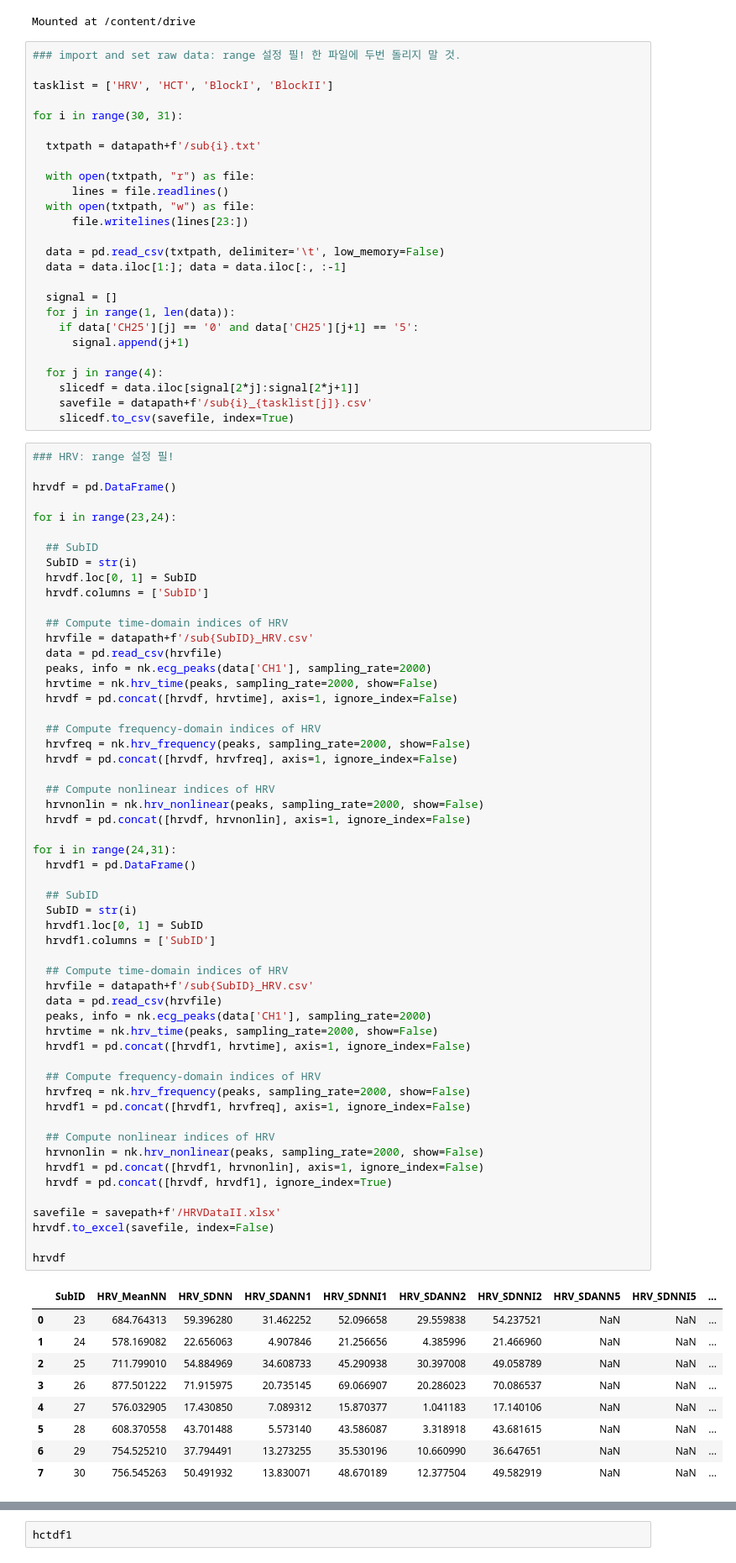
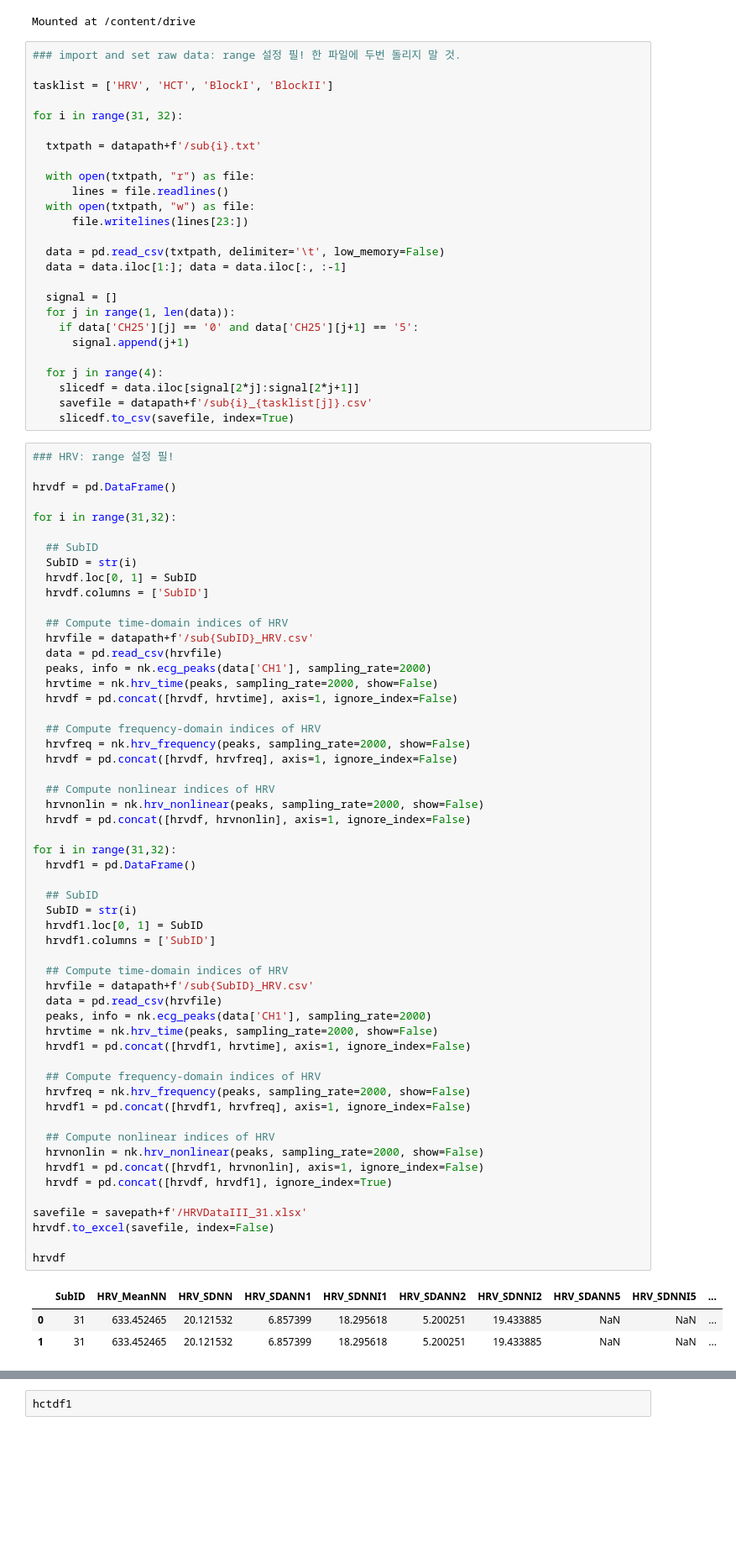
Before and after one commit to daonly/personal, a Jupyter notebook: [Conf]_physio.ipynb, the cells around one changed output, grey strips where cells are left out. Shown: that part at 84% size. Cells and saved outputs as stored; diff of their text form; blank space fills up the shorter version.

```diff
--- a/[Conf]_physio.ipynb
+++ b/[Conf]_physio.ipynb
@@ -58,7 +58,7 @@ Mounted at /content/drive
 
 tasklist = ['HRV', 'HCT', 'BlockI', 'BlockII']
 
-for i in range(30, 31):
+for i in range(31, 32):
 
   txtpath = datapath+f'/sub{i}.txt'
 
@@ -84,7 +84,7 @@ for i in range(30, 31):
 
 hrvdf = pd.DataFrame()
 
-for i in range(23,24):
+for i in range(31,32):
 
   ## SubID
   SubID = str(i)
@@ -106,41 +106,35 @@ for i in range(23,24):
   hrvnonlin = nk.hrv_nonlinear(peaks, sampling_rate=2000, show=False)
   hrvdf = pd.concat([hrvdf, hrvnonlin], axis=1, ignore_index=False)
 
-for i in range(24,31):
+for i in range(31,32):
   hrvdf1 = pd.DataFrame()
 
   ## SubID
   SubID = str(i)
   hrvdf1.loc[0, 1] = SubID
   hrvdf1.columns = ['SubID']
 
   ## Compute time-domain indices of HRV
   hrvfile = datapath+f'/sub{SubID}_HRV.csv'
   data = pd.read_csv(hrvfile)
   peaks, info = nk.ecg_peaks(data['CH1'], sampling_rate=2000)
   hrvtime = nk.hrv_time(peaks, sampling_rate=2000, show=False)
   hrvdf1 = pd.concat([hrvdf1, hrvtime], axis=1, ignore_index=False)
 
   ## Compute frequency-domain indices of HRV
   hrvfreq = nk.hrv_frequency(peaks, sampling_rate=2000, show=False)
   hrvdf1 = pd.concat([hrvdf1, hrvfreq], axis=1, ignore_index=False)
 
   ## Compute nonlinear indices of HRV
   hrvnonlin = nk.hrv_nonlinear(peaks, sampling_rate=2000, show=False)
   hrvdf1 = pd.concat([hrvdf1, hrvnonlin], axis=1, ignore_index=False)
   hrvdf = pd.concat([hrvdf, hrvdf1], ignore_index=True)
 
-savefile = savepath+f'/HRVDataII.xlsx'
+savefile = savepath+f'/HRVDataIII_31.xlsx'
 hrvdf.to_excel(savefile, index=False)
 
 hrvdf
 # %% [output]
 |  | SubID | HRV_MeanNN | HRV_SDNN | HRV_SDANN1 | HRV_SDNNI1 | HRV_SDANN2 | HRV_SDNNI2 | HRV_SDANN5 | HRV_SDNNI5 | ... |
-| 0 | 23 | 684.764313 | 59.396280 | 31.462252 | 52.096658 | 29.559838 | 54.237521 | NaN | NaN | ... |
-| 1 | 24 | 578.169082 | 22.656063 | 4.907846 | 21.256656 | 4.385996 | 21.466960 | NaN | NaN | ... |
-| 2 | 25 | 711.799010 | 54.884969 | 34.608733 | 45.290938 | 30.397008 | 49.058789 | NaN | NaN | ... |
-| 3 | 26 | 877.501222 | 71.915975 | 20.735145 | 69.066907 | 20.286023 | 70.086537 | NaN | NaN | ... |
-| 4 | 27 | 576.032905 | 17.430850 | 7.089312 | 15.870377 | 1.041183 | 17.140106 | NaN | NaN | ... |
-| 5 | 28 | 608.370558 | 43.701488 | 5.573140 | 43.586087 | 3.318918 | 43.681615 | NaN | NaN | ... |
-| 6 | 29 | 754.525210 | 37.794491 | 13.273255 | 35.530196 | 10.660990 | 36.647651 | NaN | NaN | ... |
-| 7 | 30 | 756.545263 | 50.491932 | 13.830071 | 48.670189 | 12.377504 | 49.582919 | NaN | NaN | ... |
+| 0 | 31 | 633.452465 | 20.121532 | 6.857399 | 18.295618 | 5.200251 | 19.433885 | NaN | NaN | ... |
+| 1 | 31 | 633.452465 | 20.121532 | 6.857399 | 18.295618 | 5.200251 | 19.433885 | NaN | NaN | ... |
```
Also changed, not shown: parts of 3 cells of this notebook.
